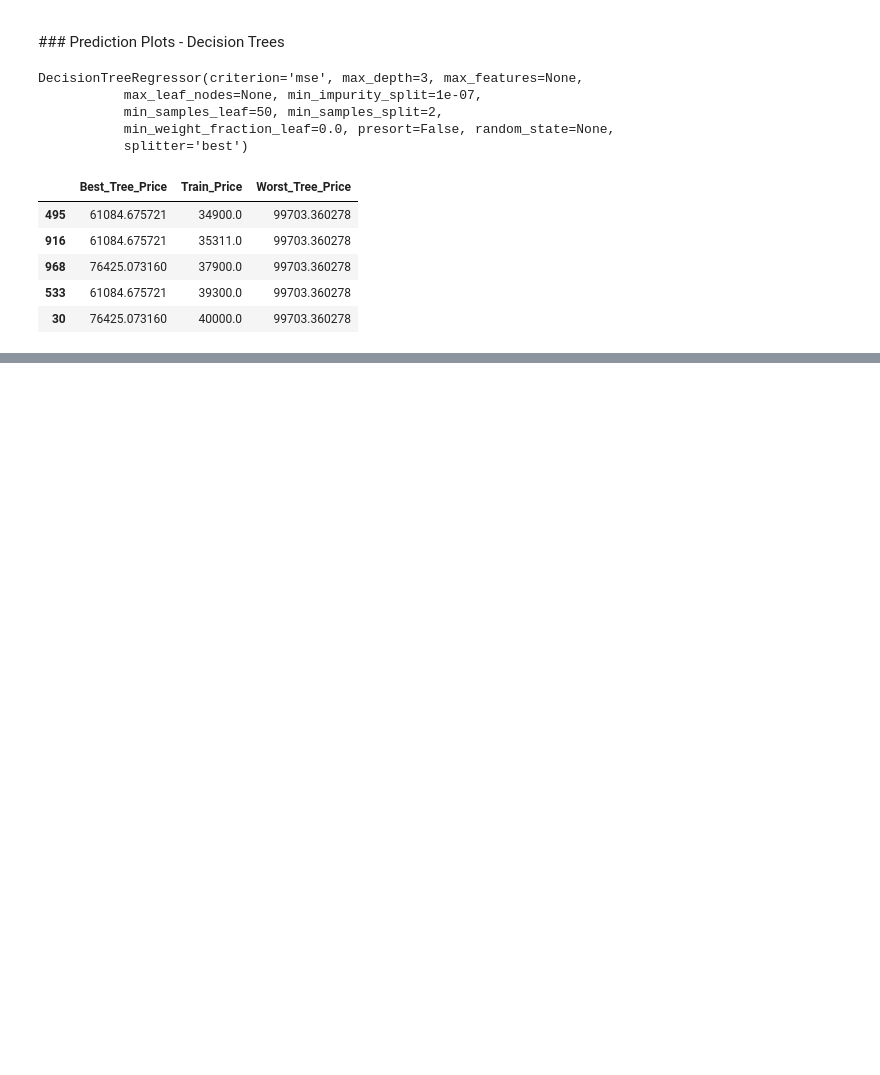
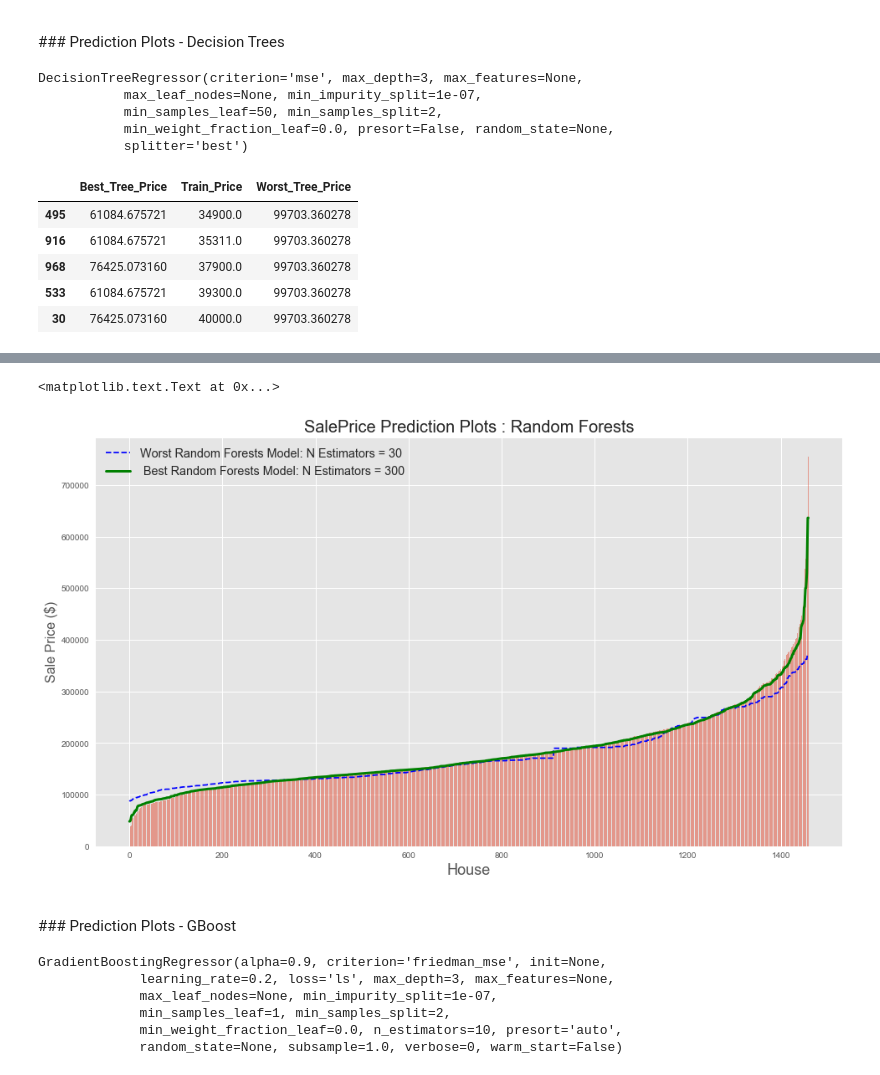
Before and after one commit to chun9men9/WIC_MLProject, a Jupyter notebook: chungmeng/Trees_Forest_GBoost.ipynb, the cells around one changed output, grey strips where cells are left out. Drawn from its saved outputs; the diff is of its cells as text; code cells hidden in the pictures; blank space fills up the shorter version.

```diff
--- a/chungmeng/Trees_Forest_GBoost.ipynb
+++ b/chungmeng/Trees_Forest_GBoost.ipynb
@@ -459,7 +456,8 @@ grid_search_forest = RandomForestRegressor(n_jobs=-1)
 grid_para_forest = [{
     "n_estimators": [50, 100,200,300,400,500],
     "criterion": ["mse"],
-    "min_samples_leaf": np.linspace(start=2, stop=30, num=15, dtype=int)
+    #"max_depth": range(1, 30),
+    "min_samples_leaf": np.linspace(start=2, stop=11, num=3, dtype=int)
     }]
 grid_search_forest = GridSearchCV(grid_search_forest, grid_para_forest,
                                   scoring='neg_mean_squared_error', cv=5, n_jobs=-1)
@@ -725,0 +771,30 @@ plt.ylabel('Sale Price ($)', fontsize=16)
+# %%
+from matplotlib.font_manager import FontProperties
+fontP = FontProperties()
+fontP.set_size('x-large')
+plt.figure(figsize=(16, 9))
+plt.bar(range(0,Y_TRAIN.shape[0]),np.exp(sorted(Y_TRAIN)),alpha=0.5)
+plt.plot(range(0,Y_TRAIN.shape[0]),np.exp(sorted(worst_forest_model.predict(X_TRAIN))),color='b',
+        linestyle='--', label='Worst Random Forests Model: N Estimators = 30')
+plt.plot(range(0,Y_TRAIN.shape[0]),np.exp(sorted(best_forest_model.predict(X_TRAIN))),color='g',
+        linewidth=3, label=' Best Random Forests Model: N Estimators = 300')
+plt.legend(prop = fontP)
+plt.title('SalePrice Prediction Plots : Random Forests',fontsize=20)
+plt.xlabel('House', fontsize=18)
+plt.ylabel('Sale Price ($)', fontsize=16)
+# %% [output]
+<matplotlib.text.Text at 0x...>
+[figure, added]
+# %% [markdown]
+<p><a name="predplot_gboost"></a></p>
+### Prediction Plots - GBoost
+# %%
+worst_gboost_model = GradientBoostingRegressor(n_estimators=10,learning_rate=0.2)
+worst_gboost_model.fit(X_TRAIN,Y_TRAIN)
+# %% [output]
+GradientBoostingRegressor(alpha=0.9, criterion='friedman_mse', init=None,
+             learning_rate=0.2, loss='ls', max_depth=3, max_features=None,
+             max_leaf_nodes=None, min_impurity_split=1e-07,
+             min_samples_leaf=1, min_samples_split=2,
+             min_weight_fraction_leaf=0.0, n_estimators=10, presort='auto',
+             random_state=None, subsample=1.0, verbose=0, warm_start=False)
```
Also changed, not shown: parts of 23 cells of this notebook, 1 other file.
